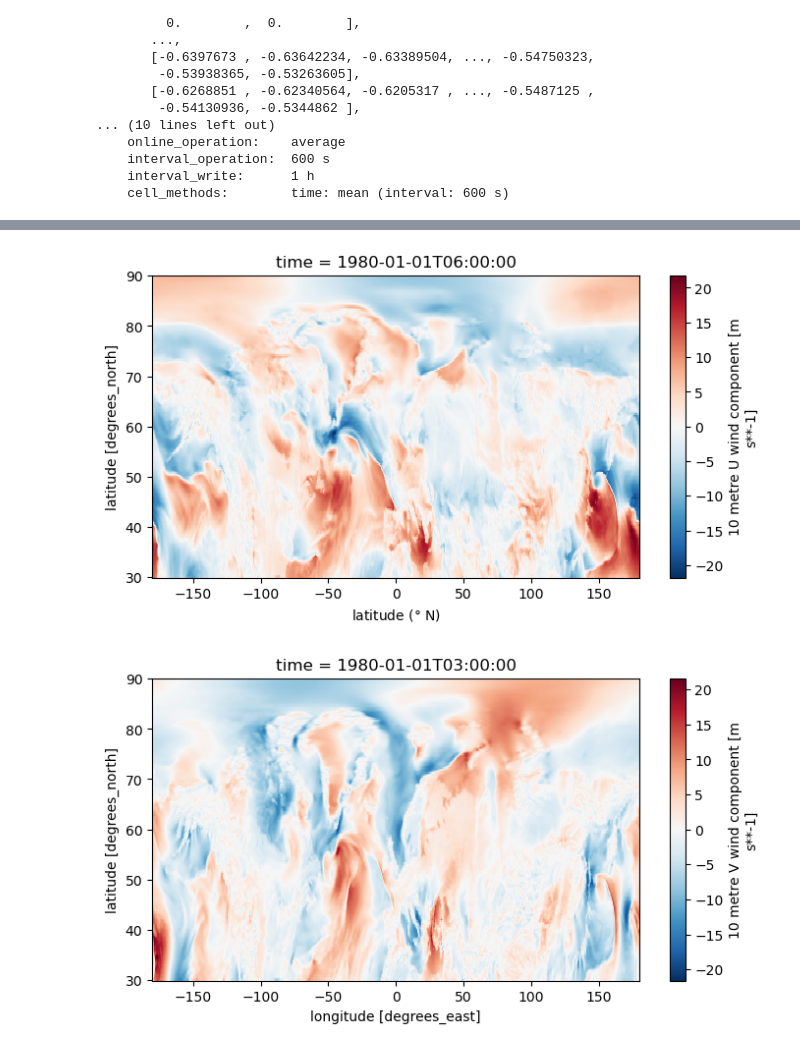
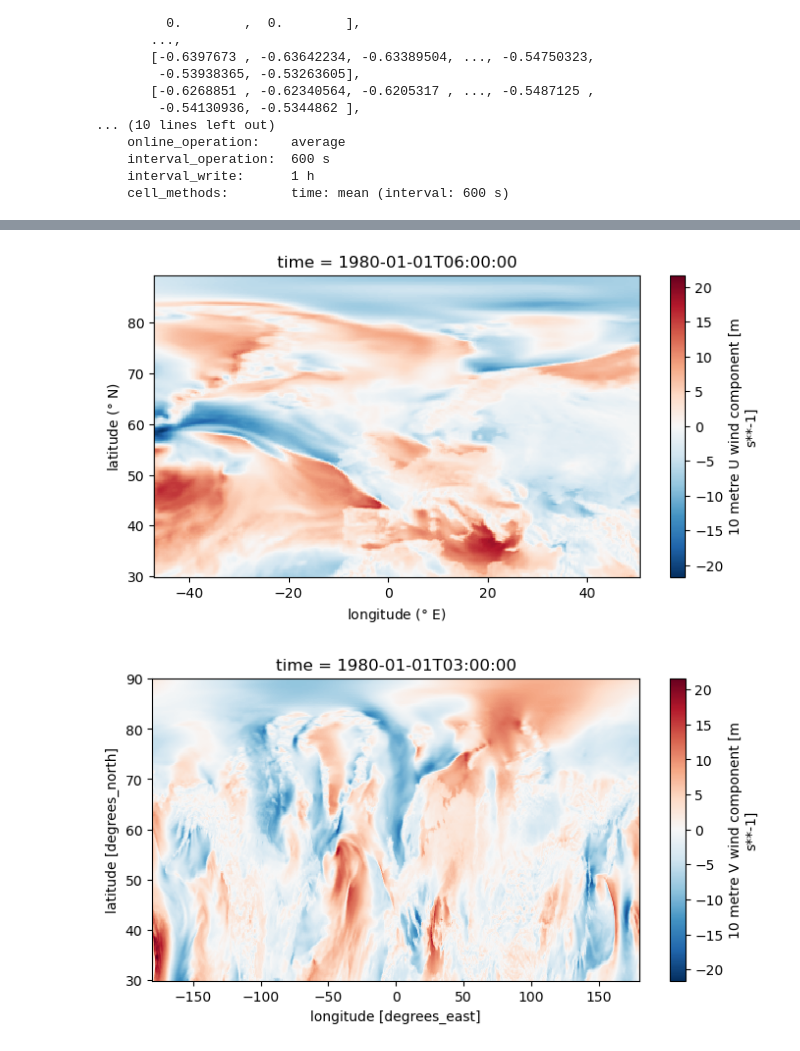
Before and after one commit to Ezi001/FNO-Nordic-Sea, a Jupyter notebook: readdata.ipynb, the cells around one changed output, grey strips where cells are left out. Drawn from its saved outputs; the diff is of its cells as text; code cells hidden in the pictures.

```diff
--- a/readdata.ipynb
+++ b/readdata.ipynb
@@ -164,3 +205,12 @@ array([[-0.6509782 , -0.64699835, -0.64449686, ...,  0.        ,
     interval_operation:  600 s
     interval_write:      1 h
     cell_methods:        time: mean (interval: 600 s)
+# %%
+lat_min = float(data_ssh.nav_lat.min())
+lat_max = float(data_ssh.nav_lat.max())
+
+lon_min = float(data_ssh.nav_lon.min())
+lon_max = float(data_ssh.nav_lon.max())
+
+print(lat_min, lat_max)
+print(lon_min, lon_max)
@@ -166,0 +220,7 @@ array([[-0.6509782 , -0.64699835, -0.64449686, ...,  0.        ,
+# %%
+buffer = 5  # degrees
+
+era5_crop = data_era5.sel(
+    lat=slice(lat_max + buffer, lat_min - buffer),  # ERA5 latitude decreases
+    lon=slice(lon_min - buffer, lon_max + buffer)
+)
@@ -167,13 +243,13 @@ array([[-0.6509782 , -0.64699835, -0.64449686, ...,  0.        ,
 # %%
 
 plt.rcParams['figure.figsize'] = [8, 4
                                   ]
-data_forcing_jan["u10"].isel(time=2).plot(cmap="RdBu_r")
+era5_crop["u10"].isel(time=2).plot(cmap="RdBu_r")
 #plt.title("10 metre U wind component")
 plt.xlabel("longitude ($\\degree$ E)")
-plt.xlabel("latitude ($\\degree$ N)")
+plt.ylabel("latitude ($\\degree$ N)")
 
 plt.show()
 # %% [output]
-[figure, old version]
+[figure, new version]
 # %%
```
Also changed, not shown: parts of 13 cells of this notebook, 8 other files.
